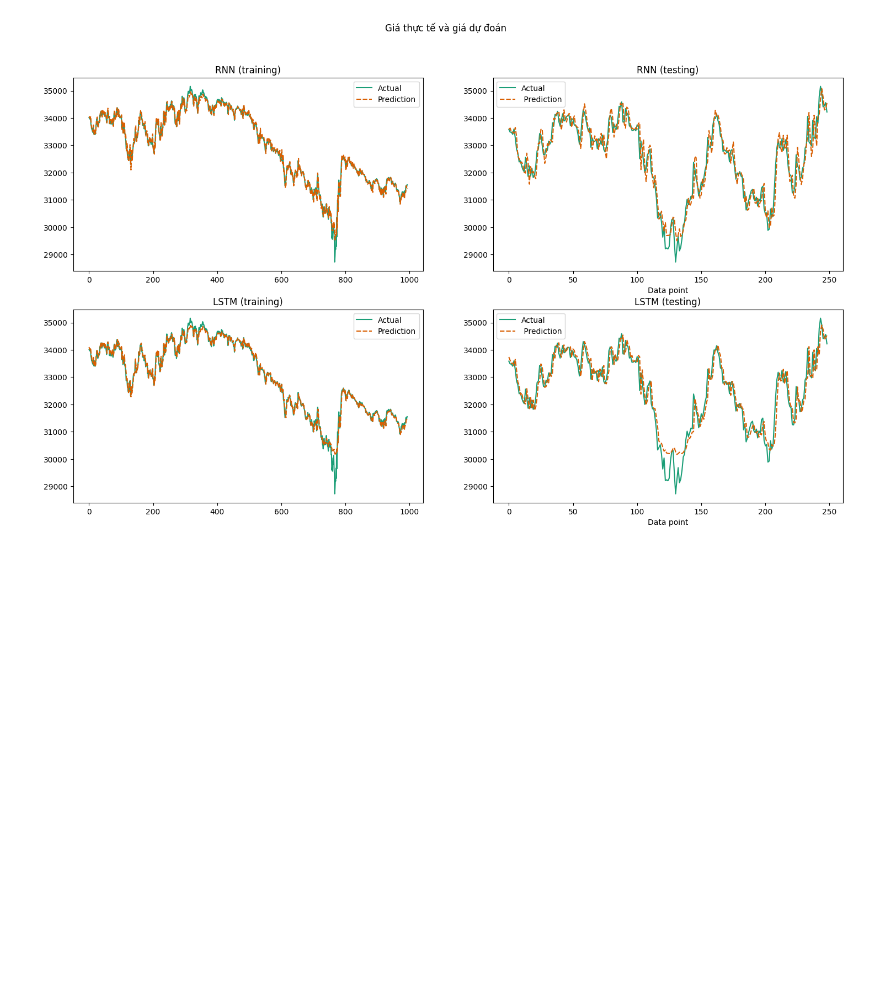
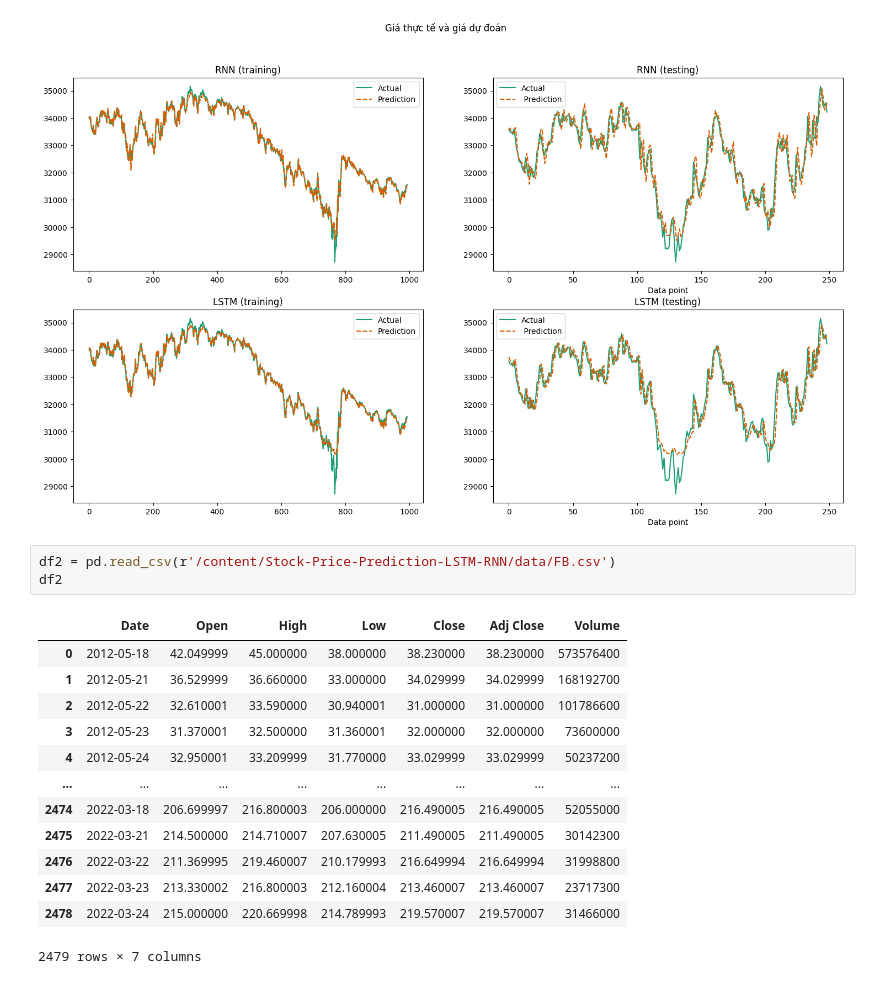
Before and after one commit to ThienNguyen3001/Stock-Price-Prediction-RNN-LSTM-GRU, a Jupyter notebook: stock_price_predict.ipynb, the cells around one changed output. Cells and saved outputs as stored; diff of their text form; blank space fills up the shorter version.

```diff
--- a/stock_price_predict.ipynb
+++ b/stock_price_predict.ipynb
@@ -496,3 +499,20 @@ lstm_testing_plot.set_title('LSTM (testing)')
 lstm_testing_plot.set_xlabel('Data point');
 # %% [output]
 [figure]
+# %%
+df2 = pd.read_csv(r'/content/Stock-Price-Prediction-LSTM-RNN/data/FB.csv')
+df2
+# %% [output]
+|  | Date | Open | High | Low | Close | Adj Close | Volume |
+| 0 | 2012-05-18 | 42.049999 | 45.000000 | 38.000000 | 38.230000 | 38.230000 | 573576400 |
+| 1 | 2012-05-21 | 36.529999 | 36.660000 | 33.000000 | 34.029999 | 34.029999 | 168192700 |
+| 2 | 2012-05-22 | 32.610001 | 33.590000 | 30.940001 | 31.000000 | 31.000000 | 101786600 |
+| 3 | 2012-05-23 | 31.370001 | 32.500000 | 31.360001 | 32.000000 | 32.000000 | 73600000 |
+| 4 | 2012-05-24 | 32.950001 | 33.209999 | 31.770000 | 33.029999 | 33.029999 | 50237200 |
+| ... | ... | ... | ... | ... | ... | ... | ... |
+| 2474 | 2022-03-18 | 206.699997 | 216.800003 | 206.000000 | 216.490005 | 216.490005 | 52055000 |
+| 2475 | 2022-03-21 | 214.500000 | 214.710007 | 207.630005 | 211.490005 | 211.490005 | 30142300 |
+| 2476 | 2022-03-22 | 211.369995 | 219.460007 | 210.179993 | 216.649994 | 216.649994 | 31998800 |
+| 2477 | 2022-03-23 | 213.330002 | 216.800003 | 212.160004 | 213.460007 | 213.460007 | 23717300 |
+| 2478 | 2022-03-24 | 215.000000 | 220.669998 | 214.789993 | 219.570007 | 219.570007 | 31466000 |
+2479 rows × 7 columns
```
Also changed, not shown: parts of 7 cells of this notebook.
